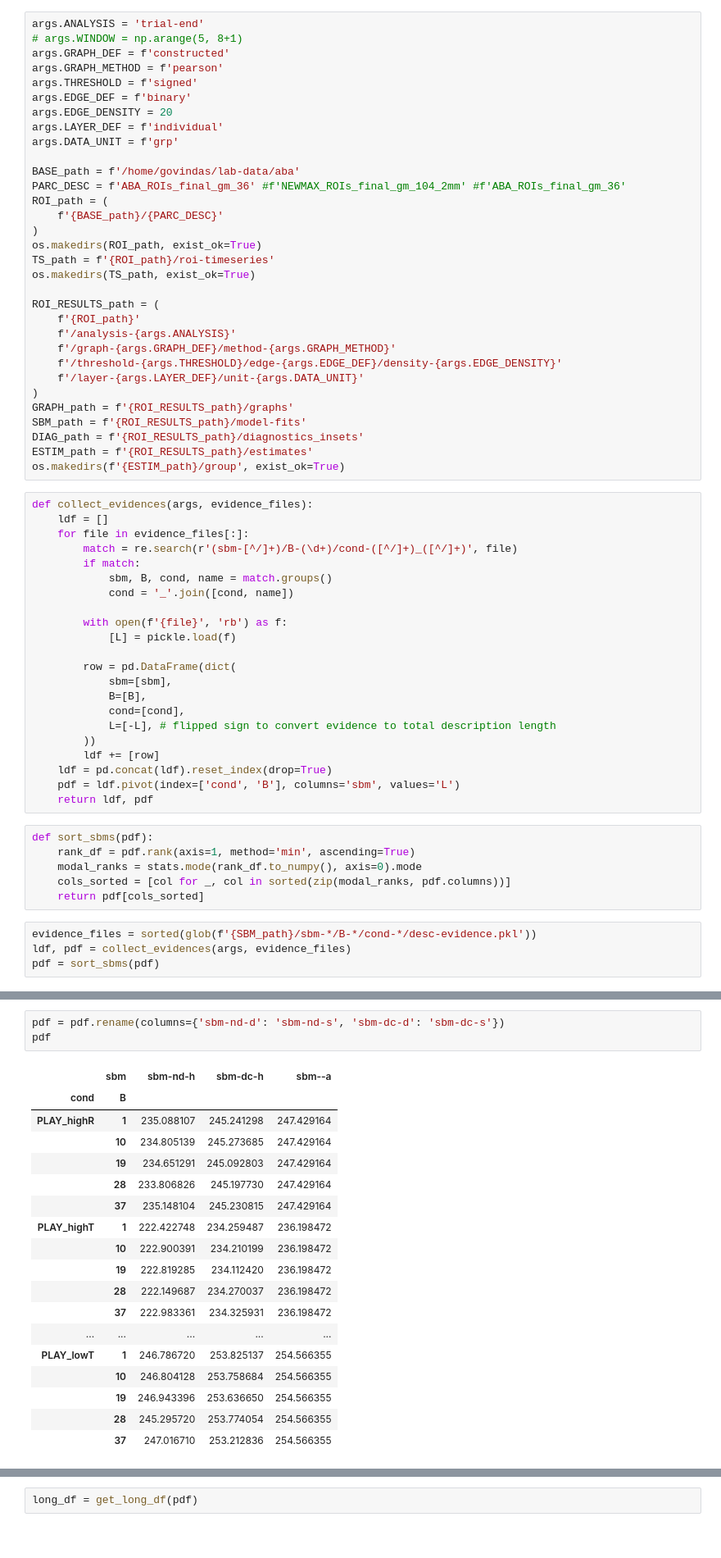
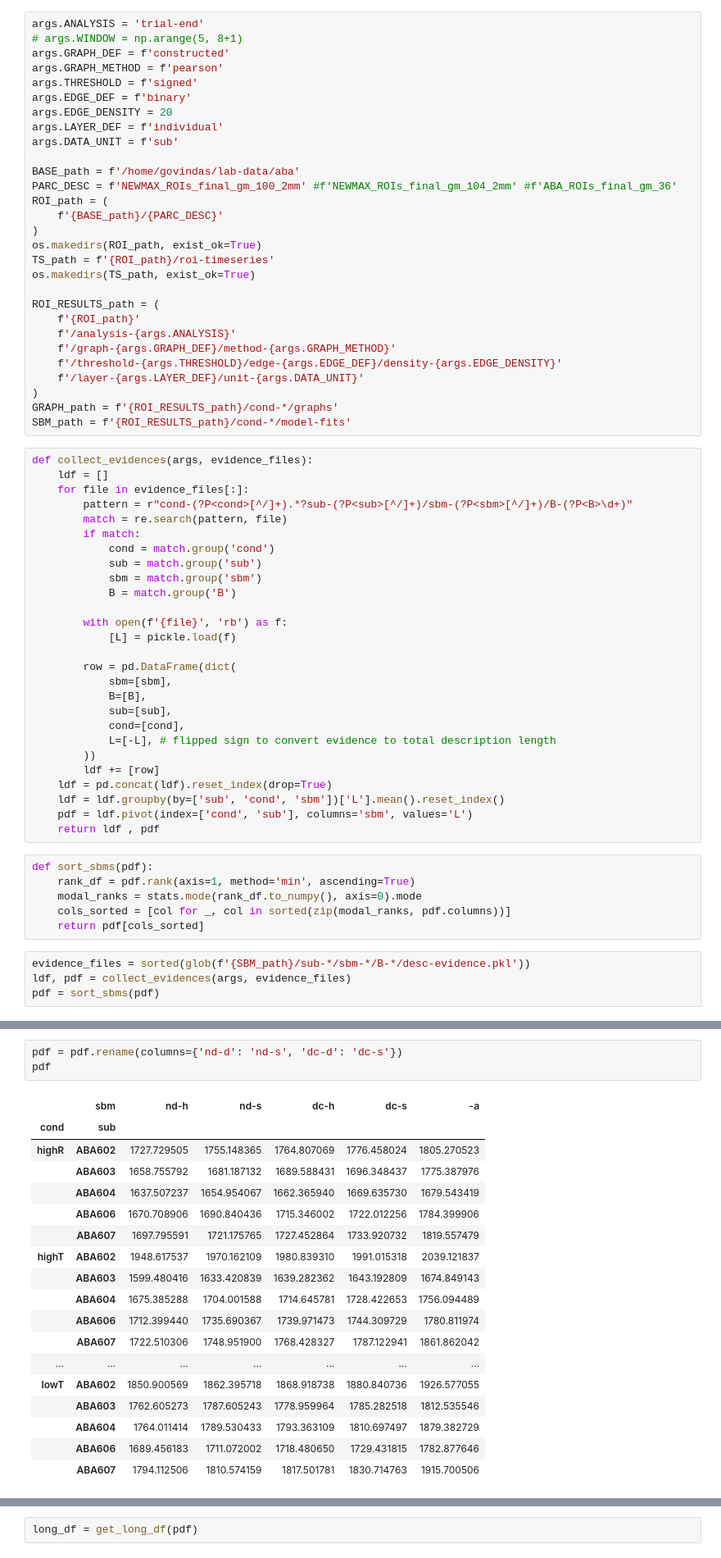
Before and after one commit to govinda-umd/network_estimation, a Jupyter notebook: nb/aug25/subwise/02c-data-ABA_desc-model-comparison.ipynb, the cells around one changed output, grey strips where cells are left out. Shown at 82% size. Cells and saved outputs as stored; diff of their text form.

```diff
--- a/nb/aug25/subwise/02c-data-ABA_desc-model-comparison.ipynb
+++ b/nb/aug25/subwise/02c-data-ABA_desc-model-comparison.ipynb
@@ -175,10 +175,10 @@ args.THRESHOLD = f'signed'
 args.EDGE_DEF = f'binary'
 args.EDGE_DENSITY = 20
 args.LAYER_DEF = f'individual'
-args.DATA_UNIT = f'grp'
+args.DATA_UNIT = f'sub'
 
 BASE_path = f'/home/govindas/lab-data/aba'
-PARC_DESC = f'ABA_ROIs_final_gm_36' #f'NEWMAX_ROIs_final_gm_104_2mm' #f'ABA_ROIs_final_gm_36'
+PARC_DESC = f'NEWMAX_ROIs_final_gm_100_2mm' #f'NEWMAX_ROIs_final_gm_104_2mm' #f'ABA_ROIs_final_gm_36'
 ROI_path = (
     f'{BASE_path}/{PARC_DESC}'
 )
@@ -193,19 +193,19 @@ ROI_RESULTS_path = (
     f'/threshold-{args.THRESHOLD}/edge-{args.EDGE_DEF}/density-{args.EDGE_DENSITY}'
     f'/layer-{args.LAYER_DEF}/unit-{args.DATA_UNIT}'
 )
-GRAPH_path = f'{ROI_RESULTS_path}/graphs'
-SBM_path = f'{ROI_RESULTS_path}/model-fits'
-DIAG_path = f'{ROI_RESULTS_path}/diagnostics_insets'
-ESTIM_path = f'{ROI_RESULTS_path}/estimates'
-os.makedirs(f'{ESTIM_path}/group', exist_ok=True)
+GRAPH_path = f'{ROI_RESULTS_path}/cond-*/graphs'
+SBM_path = f'{ROI_RESULTS_path}/cond-*/model-fits'
 # %%
 def collect_evidences(args, evidence_files):
     ldf = []
     for file in evidence_files[:]:
-        match = re.search(r'(sbm-[^/]+)/B-(\d+)/cond-([^/]+)_([^/]+)', file)
+        pattern = r"cond-(?P<cond>[^/]+).*?sub-(?P<sub>[^/]+)/sbm-(?P<sbm>[^/]+)/B-(?P<B>\d+)"
+        match = re.search(pattern, file)
         if match:
-            sbm, B, cond, name = match.groups()
-            cond = '_'.join([cond, name])
+            cond = match.group('cond')
+            sub = match.group('sub')
+            sbm = match.group('sbm')
+            B = match.group('B')
 
         with open(f'{file}', 'rb') as f:
             [L] = pickle.load(f)
@@ -213,13 +213,15 @@ def collect_evidences(args, evidence_files):
         row = pd.DataFrame(dict(
             sbm=[sbm],
             B=[B],
+            sub=[sub],
             cond=[cond],
             L=[-L], # flipped sign to convert evidence to total description length
         ))
         ldf += [row]
     ldf = pd.concat(ldf).reset_index(drop=True)
-    pdf = ldf.pivot(index=['cond', 'B'], columns='sbm', values='L')
-    return ldf, pdf
+    ldf = ldf.groupby(by=['sub', 'cond', 'sbm'])['L'].mean().reset_index()
+    pdf = ldf.pivot(index=['cond', 'sub'], columns='sbm', values='L')
+    return ldf , pdf
 # %%
 def sort_sbms(pdf):
     rank_df = pdf.rank(axis=1, method='min', ascending=True)
@@ -227,6 +229,6 @@ def sort_sbms(pdf):
     cols_sorted = [col for _, col in sorted(zip(modal_ranks, pdf.columns))]
     return pdf[cols_sorted]
 # %%
-evidence_files = sorted(glob(f'{SBM_path}/sbm-*/B-*/cond-*/desc-evidence.pkl'))
+evidence_files = sorted(glob(f'{SBM_path}/sub-*/sbm-*/B-*/desc-evidence.pkl'))
 ldf, pdf = collect_evidences(args, evidence_files)
 pdf = sort_sbms(pdf)
@@ -233,23 +256,23 @@ pdf = sort_sbms(pdf)
 # %%
-pdf = pdf.rename(columns={'sbm-nd-d': 'sbm-nd-s', 'sbm-dc-d': 'sbm-dc-s'})
+pdf = pdf.rename(columns={'nd-d': 'nd-s', 'dc-d': 'dc-s'})
 pdf
 # %% [output]
-|  | sbm | sbm-nd-h | sbm-dc-h | sbm--a |
-| cond | B |  |  |  |
-| PLAY_highR | 1 | 235.088107 | 245.241298 | 247.429164 |
-|  | 10 | 234.805139 | 245.273685 | 247.429164 |
-|  | 19 | 234.651291 | 245.092803 | 247.429164 |
-|  | 28 | 233.806826 | 245.197730 | 247.429164 |
-|  | 37 | 235.148104 | 245.230815 | 247.429164 |
-| PLAY_highT | 1 | 222.422748 | 234.259487 | 236.198472 |
-|  | 10 | 222.900391 | 234.210199 | 236.198472 |
-|  | 19 | 222.819285 | 234.112420 | 236.198472 |
-|  | 28 | 222.149687 | 234.270037 | 236.198472 |
-|  | 37 | 222.983361 | 234.325931 | 236.198472 |
-| ... | ... | ... | ... | ... |
-| PLAY_lowT | 1 | 246.786720 | 253.825137 | 254.566355 |
-|  | 10 | 246.804128 | 253.758684 | 254.566355 |
-|  | 19 | 246.943396 | 253.636650 | 254.566355 |
-|  | 28 | 245.295720 | 253.774054 | 254.566355 |
-|  | 37 | 247.016710 | 253.212836 | 254.566355 |
+|  | sbm | nd-h | nd-s | dc-h | dc-s | -a |
+| cond | sub |  |  |  |  |  |
+| highR | ABA602 | 1727.729505 | 1755.148365 | 1764.807069 | 1776.458024 | 1805.270523 |
+|  | ABA603 | 1658.755792 | 1681.187132 | 1689.588431 | 1696.348437 | 1775.387976 |
+|  | ABA604 | 1637.507237 | 1654.954067 | 1662.365940 | 1669.635730 | 1679.543419 |
+|  | ABA606 | 1670.708906 | 1690.840436 | 1715.346002 | 1722.012256 | 1784.399906 |
+|  | ABA607 | 1697.795591 | 1721.175765 | 1727.452864 | 1733.920732 | 1819.557479 |
+| highT | ABA602 | 1948.617537 | 1970.162109 | 1980.839310 | 1991.015318 | 2039.121837 |
+|  | ABA603 | 1599.480416 | 1633.420839 | 1639.282362 | 1643.192809 | 1674.849143 |
+|  | ABA604 | 1675.385288 | 1704.001588 | 1714.645781 | 1728.422653 | 1756.094489 |
+|  | ABA606 | 1712.399440 | 1735.690367 | 1739.971473 | 1744.309729 | 1780.811974 |
+|  | ABA607 | 1722.510306 | 1748.951900 | 1768.428327 | 1787.122941 | 1861.862042 |
+| ... | ... | ... | ... | ... | ... | ... |
+| lowT | ABA602 | 1850.900569 | 1862.395718 | 1868.918738 | 1880.840736 | 1926.577055 |
+|  | ABA603 | 1762.605273 | 1787.605243 | 1778.959964 | 1785.282518 | 1812.535546 |
+|  | ABA604 | 1764.011414 | 1789.530433 | 1793.363109 | 1810.697497 | 1879.382729 |
+|  | ABA606 | 1689.456183 | 1711.072002 | 1718.480650 | 1729.431815 | 1782.877646 |
+|  | ABA607 | 1794.112506 | 1810.574159 | 1817.501781 | 1830.714763 | 1915.700506 |
 # %%
```
Also changed, not shown: parts of 13 cells of this notebook, 17 other files.
